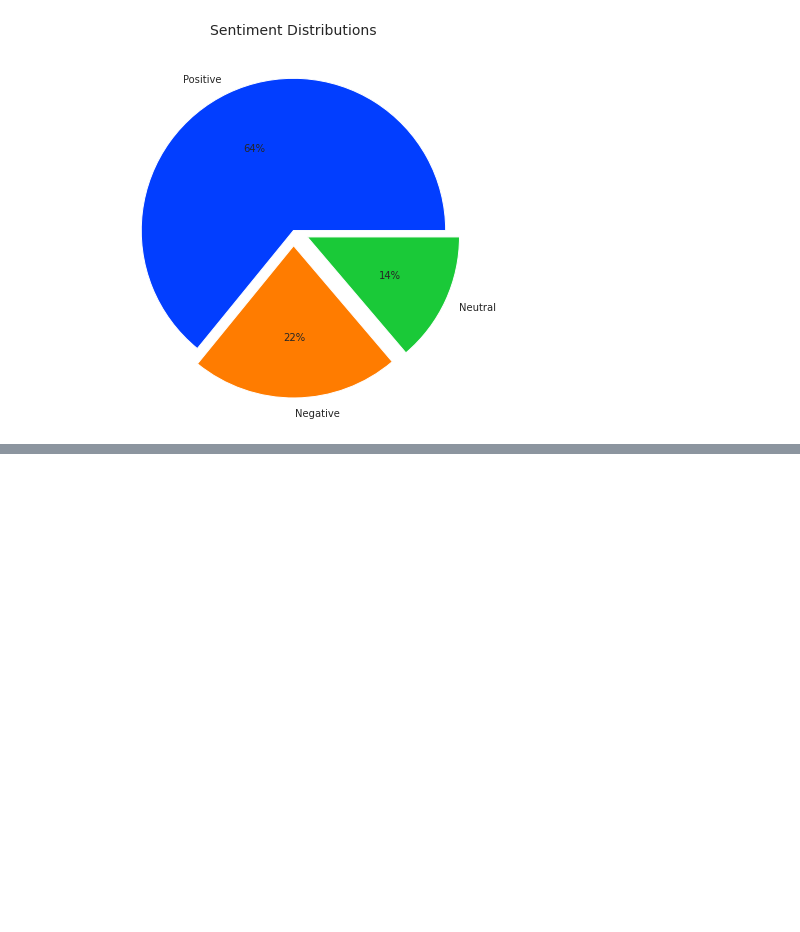
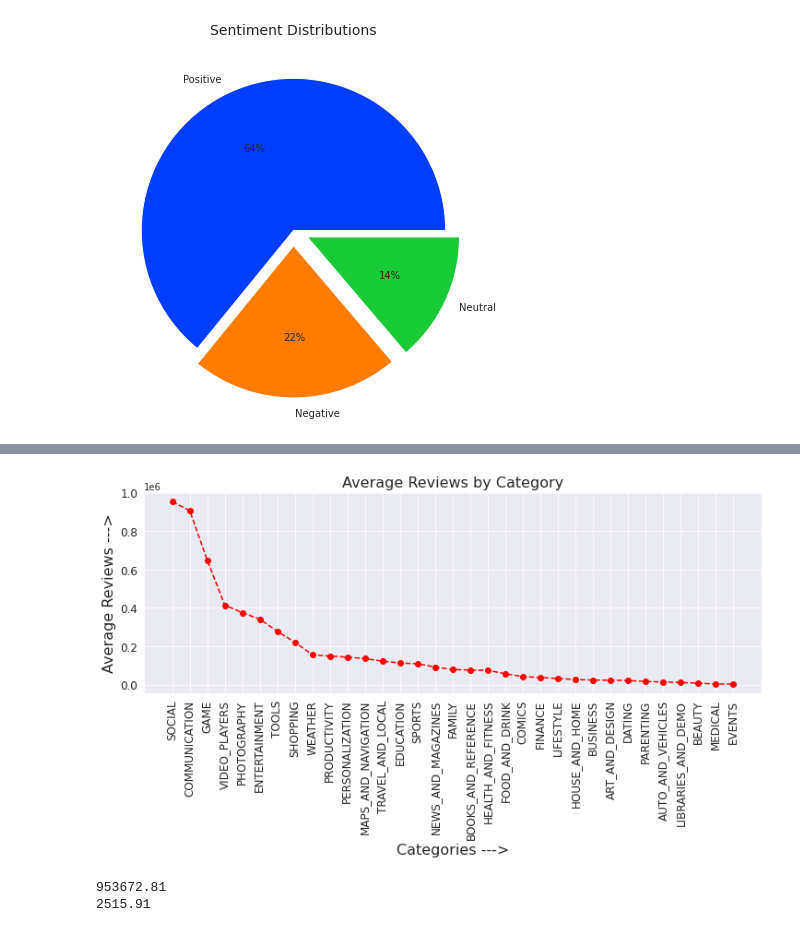
Before and after one commit to AshboyOP/Playstore-Apps-Review-Analysis, a Jupyter notebook: PlaystoreAppsReviewAnalysis.ipynb, the cells around one changed output, grey strips where cells are left out. Drawn from its saved outputs; the diff is of its cells as text; code cells hidden in the pictures; blank space fills up the shorter version.

```diff
--- a/PlaystoreAppsReviewAnalysis.ipynb
+++ b/PlaystoreAppsReviewAnalysis.ipynb
@@ -629,0 +669,20 @@ plt.show()
+# %%
+data = df1.groupby('Category')['Reviews'].mean().sort_values(ascending=False)
+plt.figure(figsize=(12, 4))
+plt.plot(data, "ro--")
+plt.title('Average Reviews by Category', fontsize=16)
+plt.xlabel('Categories --->', fontsize=16)
+plt.ylabel('Average Reviews --->', fontsize=16)
+plt.xticks(rotation=90,fontsize=12)
+plt.yticks(fontsize=12)
+plt.show()
+
+# Highest and Lowest average rating
+high = data[0]
+low = data[-1]
+print(round(high, 2))
+print(round(low, 2))
+# %% [output]
+[figure, added]
+953672.81
+2515.91
```
Also changed, not shown: parts of 22 cells of this notebook.
